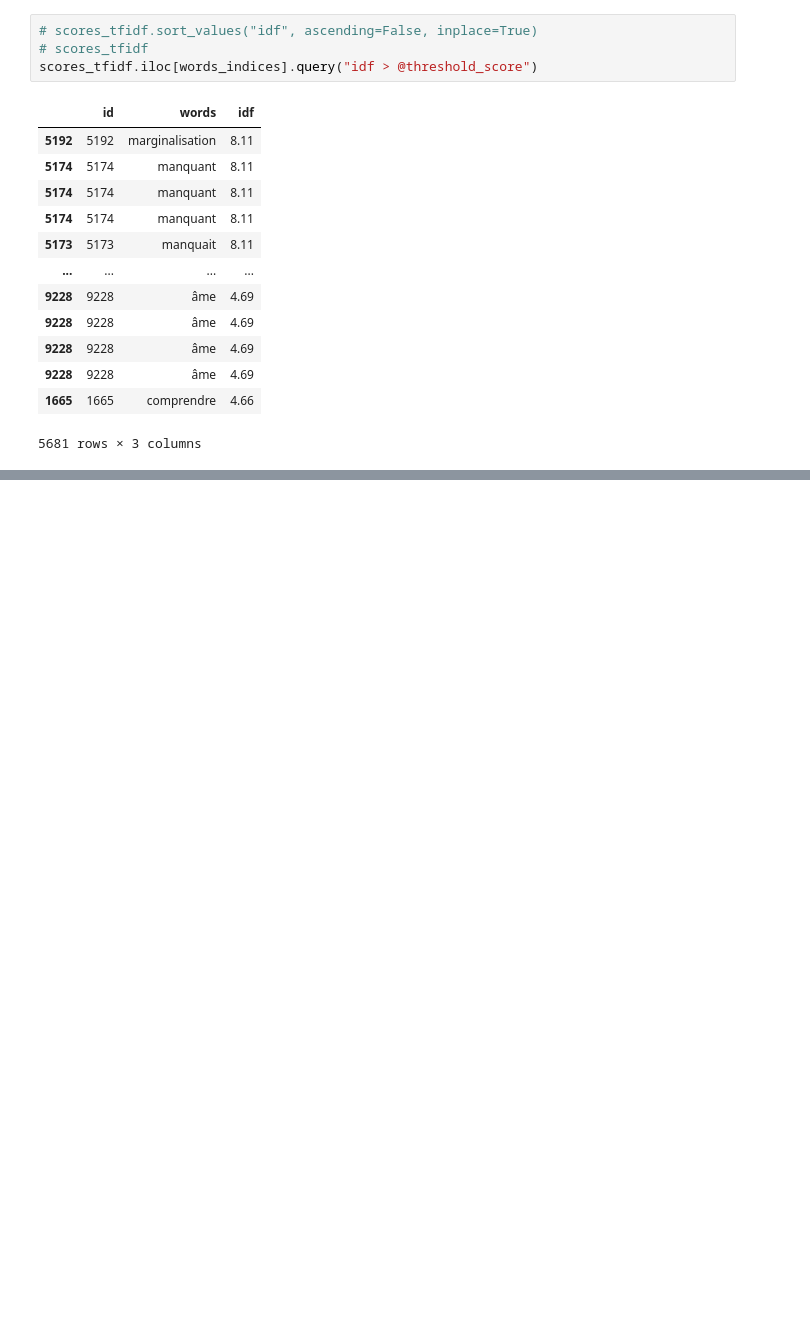
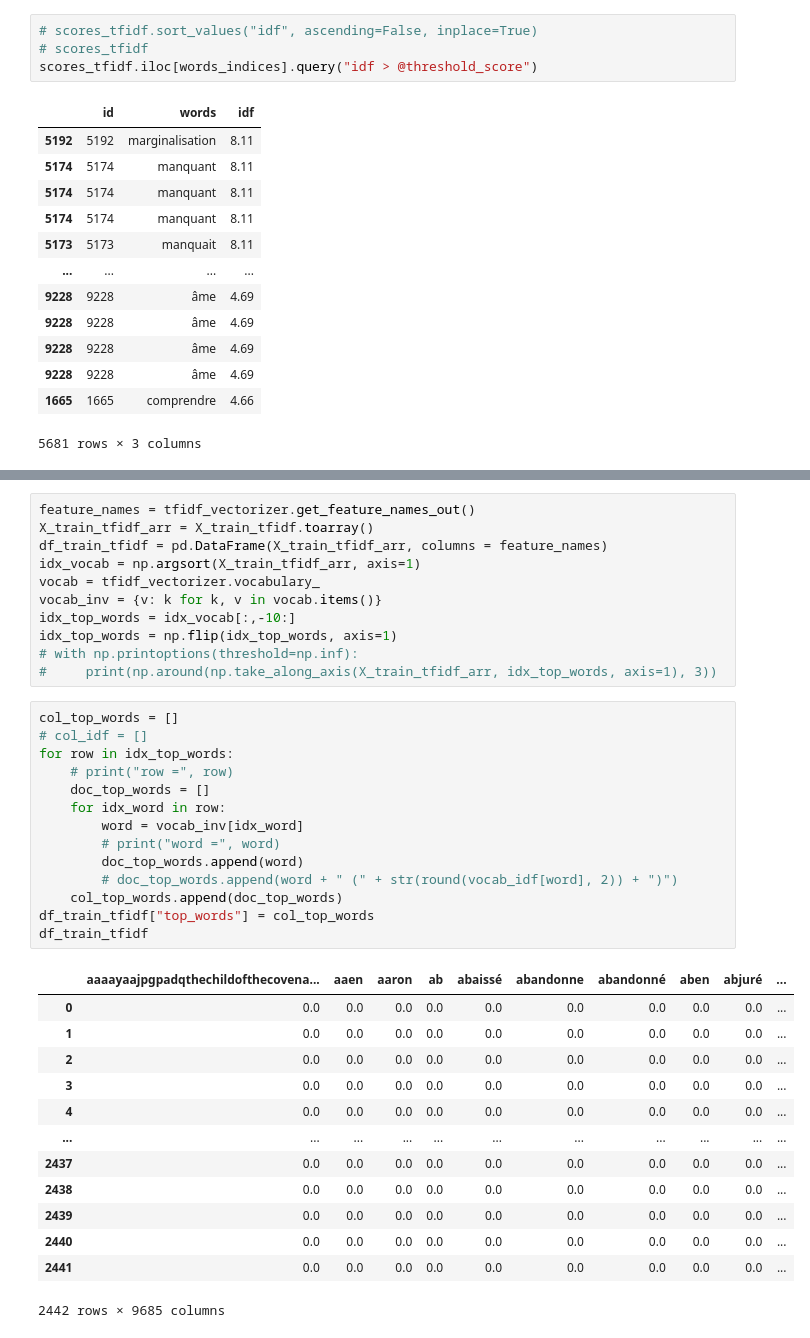
Before and after one commit to lolodino77/classification_texte_articles, a Jupyter notebook: 2_model_selection.ipynb, the cells around one changed output, grey strips where cells are left out. Cells and saved outputs as stored; diff of their text form; blank space fills up the shorter version.

```diff
--- a/2_model_selection.ipynb
+++ b/2_model_selection.ipynb
@@ -636,0 +781,39 @@ ModuleNotFoundError: No module named 'pprofile'
+# %%
+feature_names = tfidf_vectorizer.get_feature_names_out()
+X_train_tfidf_arr = X_train_tfidf.toarray()
+df_train_tfidf = pd.DataFrame(X_train_tfidf_arr, columns = feature_names)
+idx_vocab = np.argsort(X_train_tfidf_arr, axis=1)
+vocab = tfidf_vectorizer.vocabulary_
+vocab_inv = {v: k for k, v in vocab.items()}
+idx_top_words = idx_vocab[:,-10:]
+idx_top_words = np.flip(idx_top_words, axis=1)
+# with np.printoptions(threshold=np.inf):
+#     print(np.around(np.take_along_axis(X_train_tfidf_arr, idx_top_words, axis=1), 3))
+# %%
+col_top_words = []
+# col_idf = []
+for row in idx_top_words:
+    # print("row =", row)
+    doc_top_words = []
+    for idx_word in row:
+        word = vocab_inv[idx_word]
+        # print("word =", word)
+        doc_top_words.append(word)
+        # doc_top_words.append(word + " (" + str(round(vocab_idf[word], 2)) + ")")
+    col_top_words.append(doc_top_words)
+df_train_tfidf["top_words"] = col_top_words
+df_train_tfidf
+# %% [output]
+|  | aaaayaajpgpadqthechildofthecovena... | aaen | aaron | ab | abaissé | abandonne | abandonné | aben | abjuré | ... |
+| 0 | 0.0 | 0.0 | 0.0 | 0.0 | 0.0 | 0.0 | 0.0 | 0.0 | 0.0 | ... |
+| 1 | 0.0 | 0.0 | 0.0 | 0.0 | 0.0 | 0.0 | 0.0 | 0.0 | 0.0 | ... |
+| 2 | 0.0 | 0.0 | 0.0 | 0.0 | 0.0 | 0.0 | 0.0 | 0.0 | 0.0 | ... |
+| 3 | 0.0 | 0.0 | 0.0 | 0.0 | 0.0 | 0.0 | 0.0 | 0.0 | 0.0 | ... |
+| 4 | 0.0 | 0.0 | 0.0 | 0.0 | 0.0 | 0.0 | 0.0 | 0.0 | 0.0 | ... |
+| ... | ... | ... | ... | ... | ... | ... | ... | ... | ... | ... |
+| 2437 | 0.0 | 0.0 | 0.0 | 0.0 | 0.0 | 0.0 | 0.0 | 0.0 | 0.0 | ... |
+| 2438 | 0.0 | 0.0 | 0.0 | 0.0 | 0.0 | 0.0 | 0.0 | 0.0 | 0.0 | ... |
+| 2439 | 0.0 | 0.0 | 0.0 | 0.0 | 0.0 | 0.0 | 0.0 | 0.0 | 0.0 | ... |
+| 2440 | 0.0 | 0.0 | 0.0 | 0.0 | 0.0 | 0.0 | 0.0 | 0.0 | 0.0 | ... |
+| 2441 | 0.0 | 0.0 | 0.0 | 0.0 | 0.0 | 0.0 | 0.0 | 0.0 | 0.0 | ... |
+2442 rows × 9685 columns
```
Also changed, not shown: parts of 34 cells of this notebook, 2 other files.
